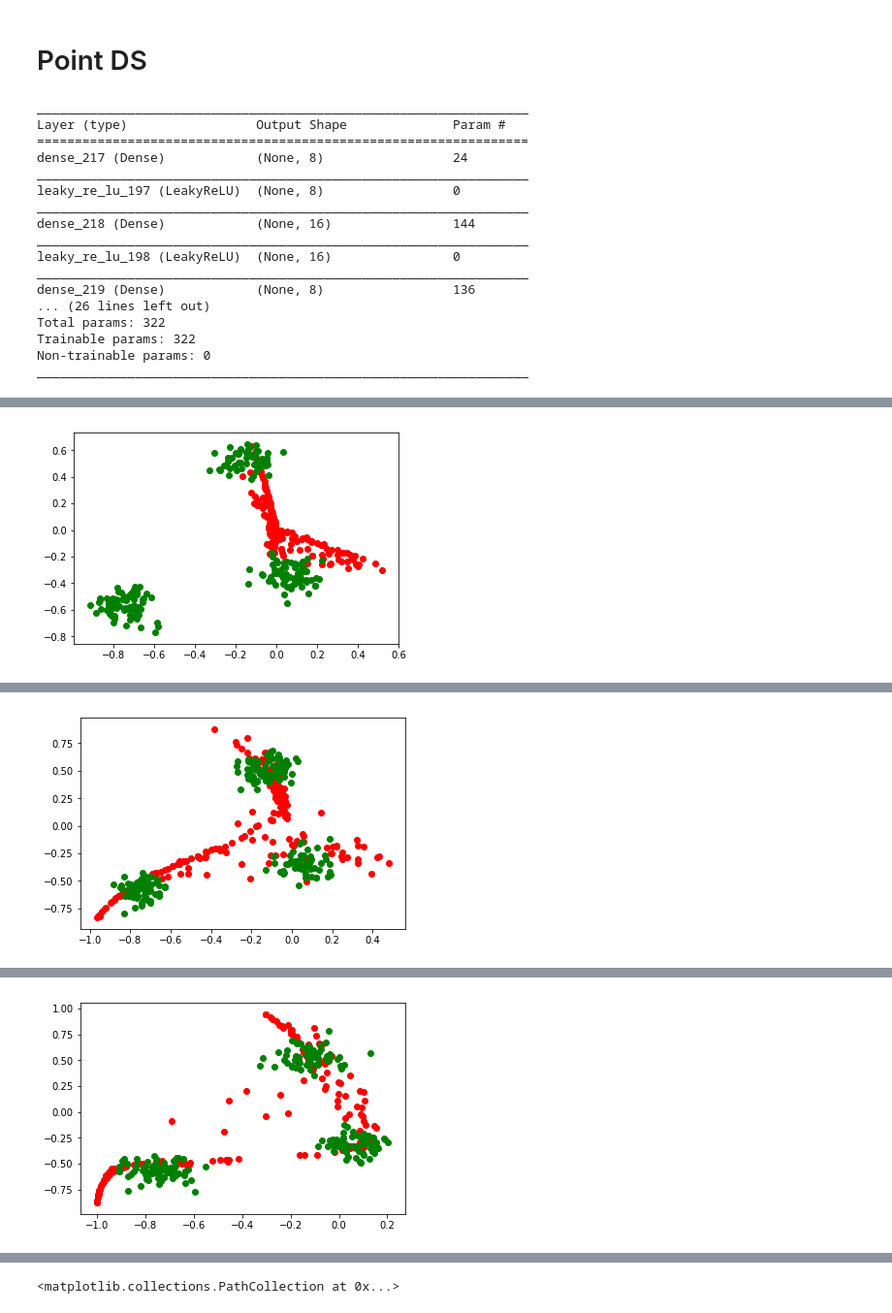
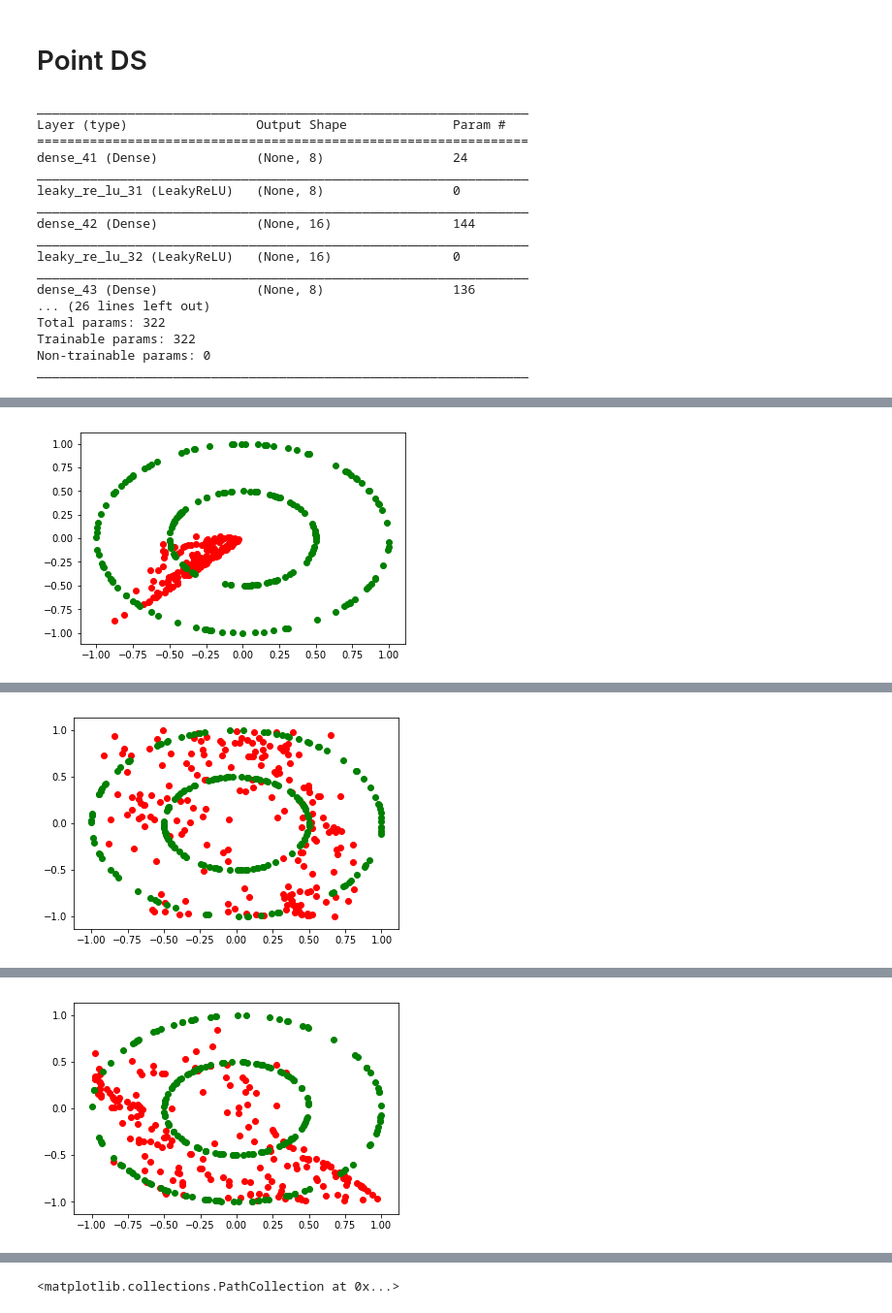
Before and after one commit to amitrege/Pro-GANS, a Jupyter notebook: Data-Generation.ipynb, the cells around one changed output, grey strips where cells are left out. Shown at 97% size. Saved outputs shown, nothing was run; the diff lists cells and outputs as text; code cells hidden in the pictures.

```diff
--- a/Data-Generation.ipynb
+++ b/Data-Generation.ipynb
@@ -234,2 +252,10 @@ np.save('drive/My Drive/synthetic-ds/point/circles/circle_noise_50', np.column_s
+# %%
+circle_factor_1 = np.load('drive/My Drive/synthetic-ds/point/circles/circle_factor_1.npy')
+circle_factor_5 = np.load('drive/My Drive/synthetic-ds/point/circles/circle_factor_5.npy')
+circle_factor_9 = np.load('drive/My Drive/synthetic-ds/point/circles/circle_factor_9.npy')
+
+circle_noise_5 = np.load('drive/My Drive/synthetic-ds/point/circles/circle_noise_5.npy')
+circle_noise_10 = np.load('drive/My Drive/synthetic-ds/point/circles/circle_noise_10.npy')
+circle_noise_50 = np.load('drive/My Drive/synthetic-ds/point/circles/circle_noise_50.npy')
 # %% [markdown]
 ## S Curve
@@ -886,7 +935,7 @@ class GAN():
         '''
         #X_train, _ = circle_factor_1
         #X_train, _ = datasets.make_blobs(n_samples = 5000,  random_state = 100, centers = 3)
-        X_train, _ = datasets.make_blobs(n_samples = 5000,  random_state = 100, centers = 3)
+        X_train = circle_factor_5[:,:2]
         scale = max(abs(np.amin(X_train)), np.max(X_train))
         X_train = X_train/(scale)
 
@@ -962,20 +1011,20 @@ class GAN():
 
 if __name__ == '__main__':
     gan = GAN()
-    gan.train(epochs=50000, batch_size=32, sample_interval=2000)
+    gan.train(epochs=200000, batch_size=32, sample_interval=5000)
 # %% [output]
 _________________________________________________________________
 Layer (type)                 Output Shape              Param #
 =================================================================
-dense_217 (Dense)            (None, 8)                 24
+dense_41 (Dense)             (None, 8)                 24
 _________________________________________________________________
-leaky_re_lu_197 (LeakyReLU)  (None, 8)                 0
+leaky_re_lu_31 (LeakyReLU)   (None, 8)                 0
 _________________________________________________________________
-dense_218 (Dense)            (None, 16)                144
+dense_42 (Dense)             (None, 16)                144
 _________________________________________________________________
-leaky_re_lu_198 (LeakyReLU)  (None, 16)                0
+leaky_re_lu_32 (LeakyReLU)   (None, 16)                0
 _________________________________________________________________
-dense_219 (Dense)            (None, 8)                 136
+dense_43 (Dense)             (None, 8)                 136
 ... (26 lines left out)
 Total params: 322
 Trainable params: 322
@@ -985 +1034 @@ _________________________________________________________________
-[figure, old version]
+[figure, new version]
@@ -987 +1036 @@ _________________________________________________________________
-[figure, old version]
+[figure, new version]
@@ -989 +1038 @@ _________________________________________________________________
-[figure, old version]
+[figure, new version]
```
Also changed, not shown: parts of 18 cells of this notebook.
